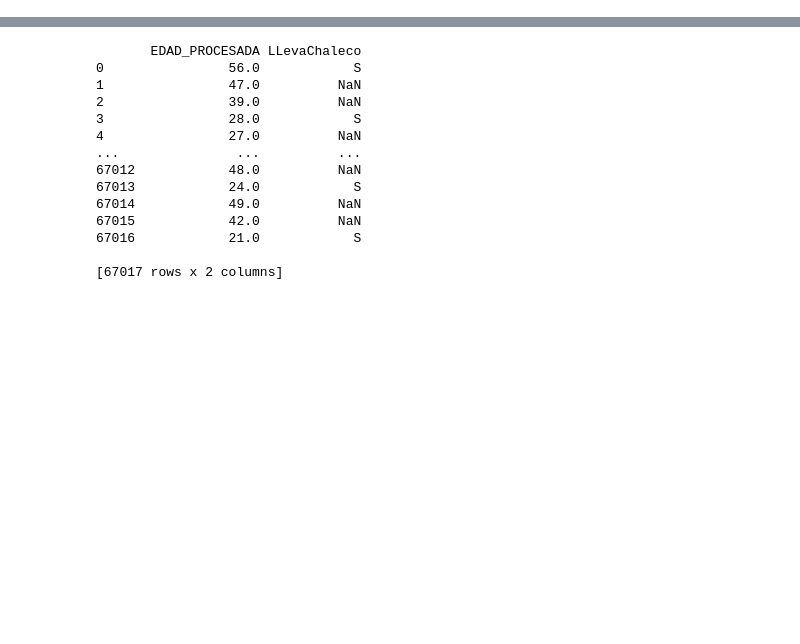
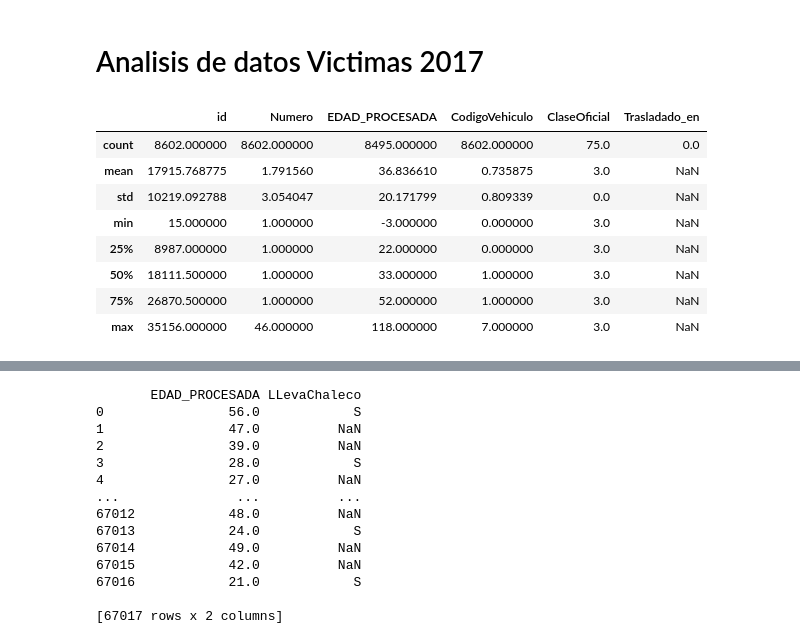
Before and after one commit to mateovlz/dsSeverityAccidents, a Jupyter notebook: Treatment.ipynb, the cells around one changed output, grey strips where cells are left out. Cells and saved outputs as stored; diff of their text form; code cells hidden in the pictures; blank space fills up the shorter version.

```diff
--- a/Treatment.ipynb
+++ b/Treatment.ipynb
@@ -95,0 +188,2 @@ df2017AC.head()
+# %%
+df2017VC = pd.read_excel(file2017,sheet_name ='VICTIMAS')
@@ -95,0 +200,14 @@ df2017AC.head()
+# %% [markdown]
+# Analisis de datos Victimas 2017
+# %%
+df2017VC.describe()
+# %% [output]
+|  | id | Numero | EDAD_PROCESADA | CodigoVehiculo | ClaseOficial | Trasladado_en |
+| count | 8602.000000 | 8602.000000 | 8495.000000 | 8602.000000 | 75.0 | 0.0 |
+| mean | 17915.768775 | 1.791560 | 36.836610 | 0.735875 | 3.0 | NaN |
+| std | 10219.092788 | 3.054047 | 20.171799 | 0.809339 | 0.0 | NaN |
+| min | 15.000000 | 1.000000 | -3.000000 | 0.000000 | 3.0 | NaN |
+| 25% | 8987.000000 | 1.000000 | 22.000000 | 0.000000 | 3.0 | NaN |
+| 50% | 18111.500000 | 1.000000 | 33.000000 | 1.000000 | 3.0 | NaN |
+| 75% | 26870.500000 | 1.000000 | 52.000000 | 1.000000 | 3.0 | NaN |
+| max | 35156.000000 | 46.000000 | 118.000000 | 7.000000 | 3.0 | NaN |
```
Also changed, not shown: parts of 31 cells of this notebook.
